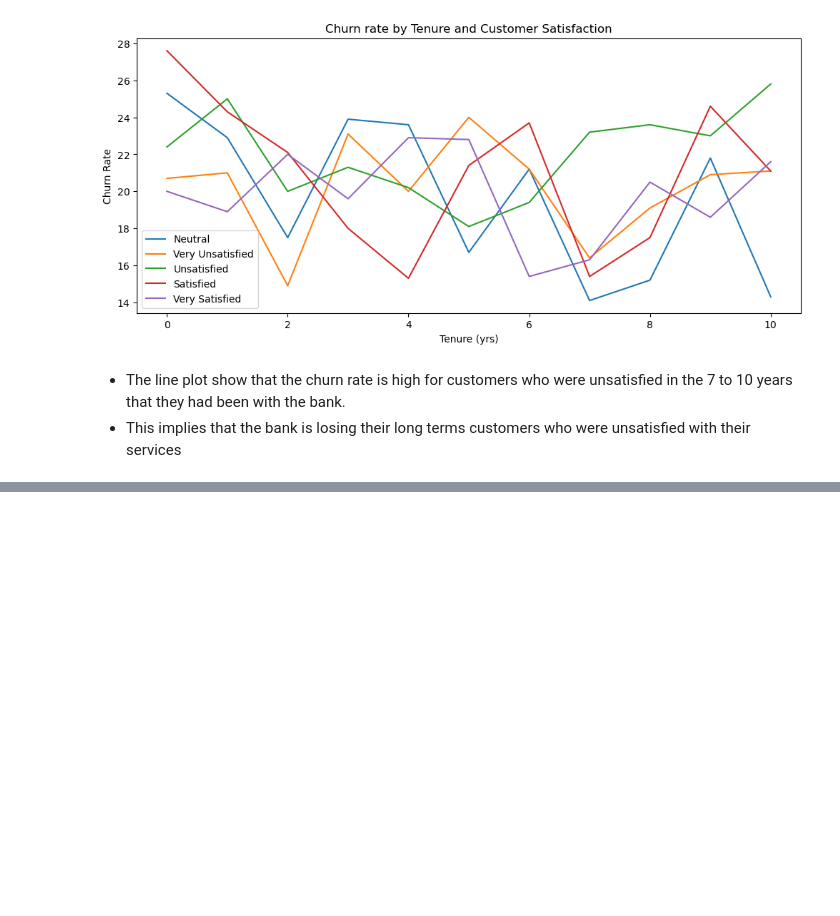
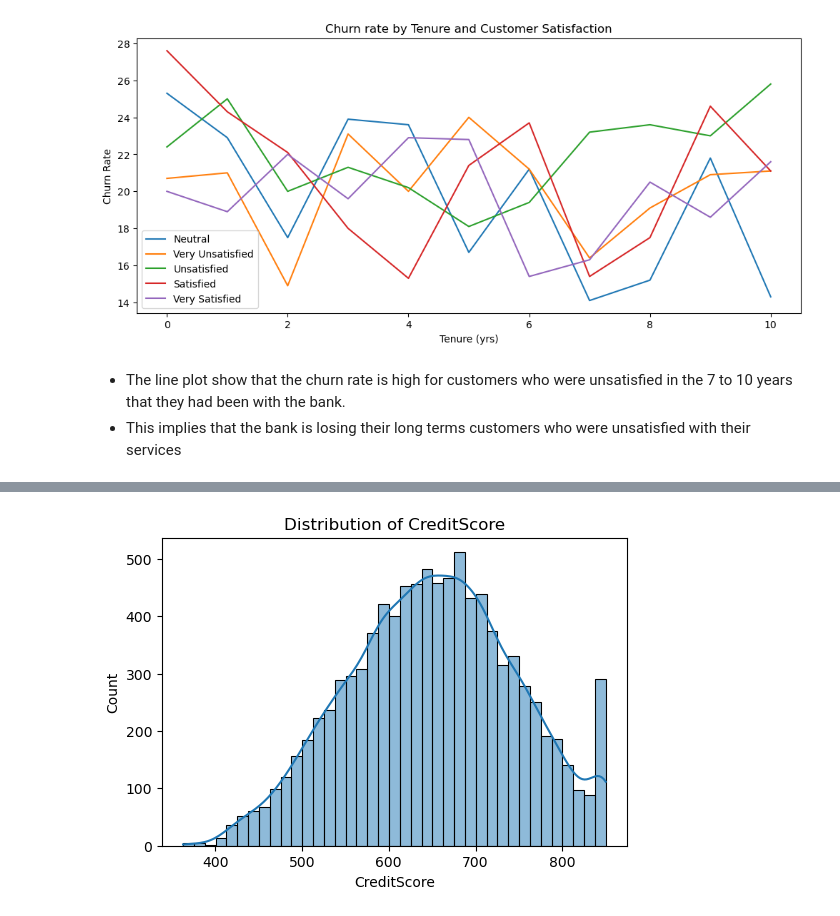
Before and after one commit to valezenwanne/Bank-Customer-Churn-Prediction, a Jupyter notebook: Bank Customer Churn Prediction.ipynb, the cells around one changed output, grey strips where cells are left out. Cells and saved outputs as stored; diff of their text form; code cells hidden in the pictures; blank space fills up the shorter version.

```diff
--- a/Bank Customer Churn Prediction.ipynb
+++ b/Bank Customer Churn Prediction.ipynb
@@ -1472,0 +1634,18 @@ plt.show()
+# %%
+#since the credit tends to be normally distributed, we will use the Z-score to find and remove the outliers
+
+#we will exclude values that are below and above 3 standard deviation from the mean
+
+#get the mean
+cred_score_mean = df2_no_outlier['CreditScore'].mean()
+
+#get the standard deviation
+cred_score_std = df2_no_outlier['CreditScore'].std()
+
+#define the lower and upper limits
+lower_limit = cred_score_mean - (3*cred_score_std)
+upper_limit = cred_score_mean + (3*cred_score_std)
+
+#get the outlier
+cred_score_outliers = df2_no_outlier[(df2_no_outlier['CreditScore']<lower_limit)|(df2_no_outlier['CreditScore']>upper_limit)]
+cred_score_outliers
@@ -1472,0 +1667,5 @@ plt.show()
+# %%
+#removing the outliers in the credit score
+
+df2_no_outlier = df2_no_outlier[(df2_no_outlier['CreditScore']>lower_limit) & (df2_no_outlier['CreditScore']<upper_limit)]
+df2_no_outlier
@@ -1472,0 +1686,12 @@ plt.show()
+# %%
+#plotting the Credit Score distribution
+
+fig, ax = plt.subplots(figsize=[6,4])
+
+
+sns.histplot(df2_no_outlier['CreditScore'], ax=ax, kde=True)
+ax.set_title('Distribution of CreditScore')
+
+plt.show()
+# %% [output]
+[figure, added]
```
Also changed, not shown: parts of 47 cells of this notebook.
